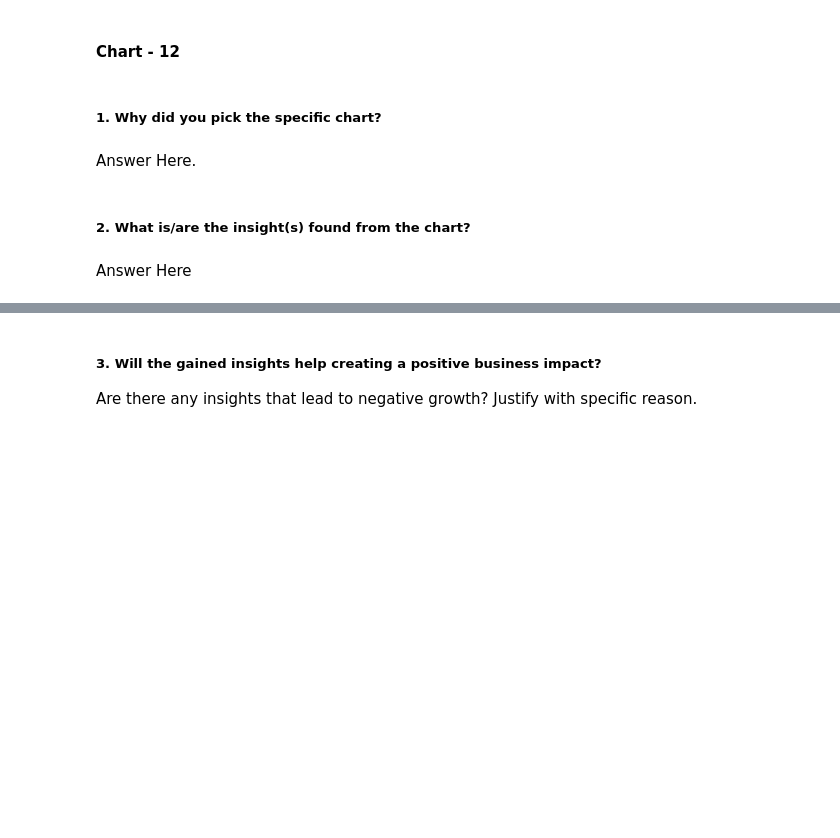
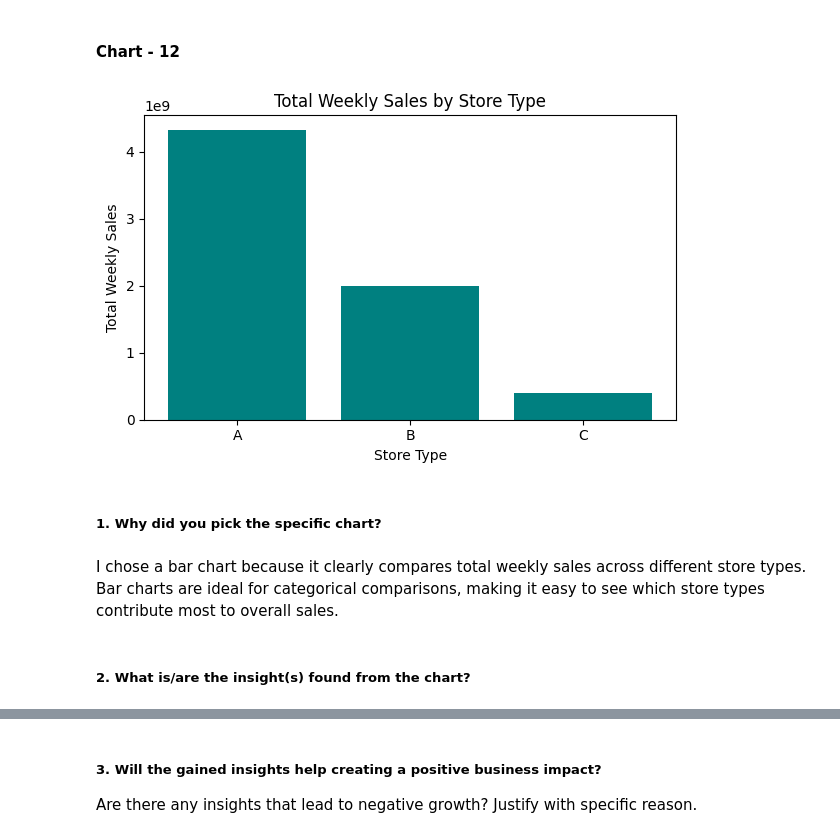
Before and after one commit to Pujakumari1202/Retail-Analytics, a Jupyter notebook: Sample_ML_Submission_Template (1).ipynb, the cells around one changed output, grey strips where cells are left out. Drawn from its saved outputs; the diff is of its cells as text; code cells hidden in the pictures; blank space fills up the shorter version.

```diff
--- a/Sample_ML_Submission_Template (1).ipynb
+++ b/Sample_ML_Submission_Template (1).ipynb
@@ -1270,8 +1273,24 @@ Answer Here
+# %%
+# Chart - 12 visualization code
+import matplotlib.pyplot as plt
+import pandas as pd
+
+# Aggregate total weekly sales by Store Type
+sales_by_type = final_df.groupby('Type')['Weekly_Sales'].sum()
+
+# Bar chart
+plt.figure(figsize=(6,4))
+plt.bar(sales_by_type.index, sales_by_type, color='teal')
+plt.title('Total Weekly Sales by Store Type')
+plt.xlabel('Store Type')
+plt.ylabel('Total Weekly Sales')
+plt.tight_layout()
+plt.show()
+# %% [output]
+[figure, added]
 # %% [markdown]
 ##### 1. Why did you pick the specific chart?
-# %% [markdown]
-Answer Here.
+# %% [markdown]
+I chose a bar chart because it clearly compares total weekly sales across different store types. Bar charts are ideal for categorical comparisons, making it easy to see which store types contribute most to overall sales.
 # %% [markdown]
 ##### 2. What is/are the insight(s) found from the chart?
-# %% [markdown]
-Answer Here
```
Also changed, not shown: parts of 99 cells of this notebook.
